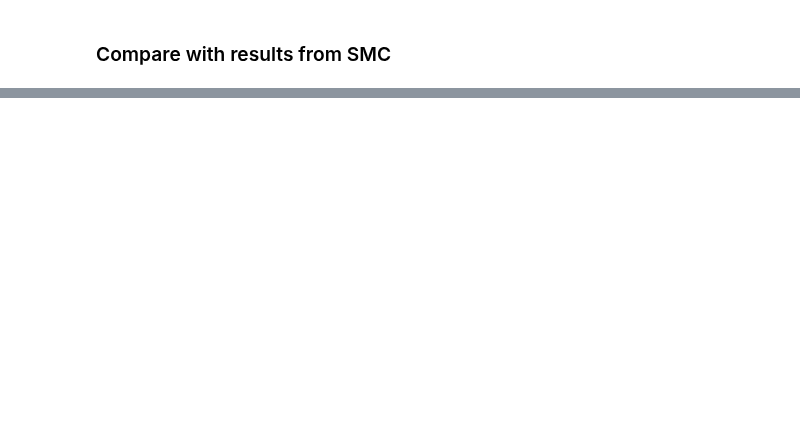
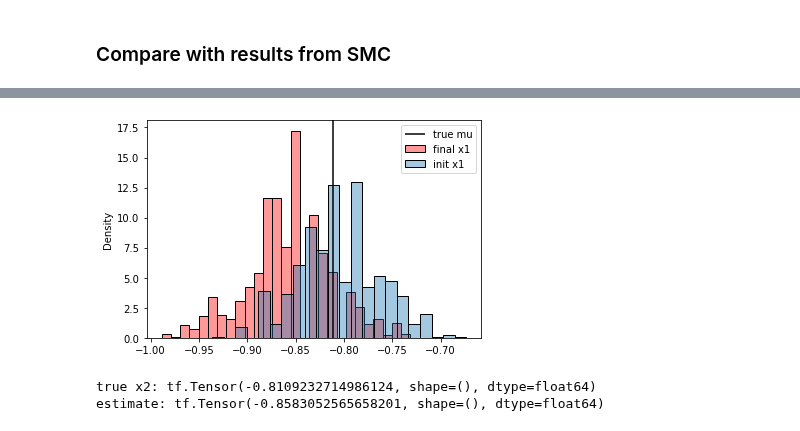
Before and after one commit to XingLLiu/u-stat-high-dim, a Jupyter notebook: dc_smc.ipynb, the cells around one changed output, grey strips where cells are left out. Cells and saved outputs as stored; diff of their text form; code cells hidden in the pictures; blank space fills up the shorter version.

```diff
--- a/dc_smc.ipynb
+++ b/dc_smc.ipynb
@@ -345,0 +356,38 @@ estimate: tf.Tensor(0.41767423926052544, shape=(), dtype=float64)
+# %%
+proposal = Proposal()
+log_gamma1, log_gamma2_new, log_gamma3, log_gamma4_new, log_gamma5_new = init_target(obs_new)
+
+model = Model(log_gamma5_new, proposal, 4)
+model.build_child(log_gamma4_new, proposal, 3)
+model.build_child(log_gamma3, proposal, 2, update=False)
+model.children[0].build_child(log_gamma1, proposal, 0, update=False)
+model.children[0].build_child(log_gamma2_new, proposal, 1)
+# %%
+log_w_init = np.ones(samples_res.shape)
+samples_res_new, log_w_new = dc_smc(samples_res, log_w_init, model)
+# %%
+samples_plot_new = samples_res_new.numpy()
+samples_plot_new[:, -1] = resample(log_w_new, samples_res_new[:, -1])
+samples_plot_new = tf.convert_to_tensor(samples_plot_new)
+# %%
+ind = 1
+
+sns.histplot(tf.reshape(samples_plot_new[:, ind], -1), stat="density", color="r", alpha=0.4, label=f"final x{ind}")
+sns.histplot(tf.reshape(samples_res[:, ind], -1), stat="density", alpha=0.4, label=f"init x{ind}")
+ymax = plt.ylim()[1]
+plt.vlines(x_true[0, ind], 0, ymax, color="k", label="true mu")
+plt.ylim(0, ymax)
+x_plot = np.linspace(2, 4, 500)
+plt.legend()
+plt.show()
+
+print(
+    f"true x{ind+1}:",
+    x_true[0, ind],
+    "\nestimate:",
+    tf.reduce_mean(samples_plot_new[:, ind])
+)
+# %% [output]
+[figure, added]
+true x2: tf.Tensor(-0.8109232714986124, shape=(), dtype=float64)
+estimate: tf.Tensor(-0.8583052565658201, shape=(), dtype=float64)
```
Also changed, not shown: parts of 7 cells of this notebook, 1 other file.
